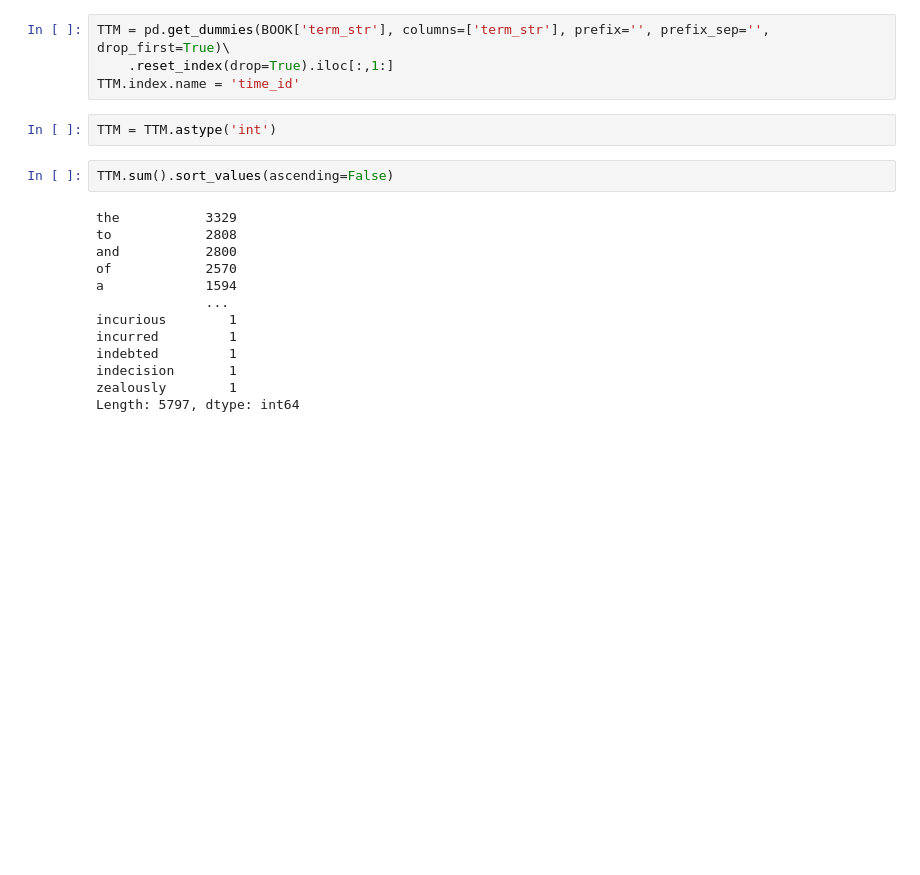
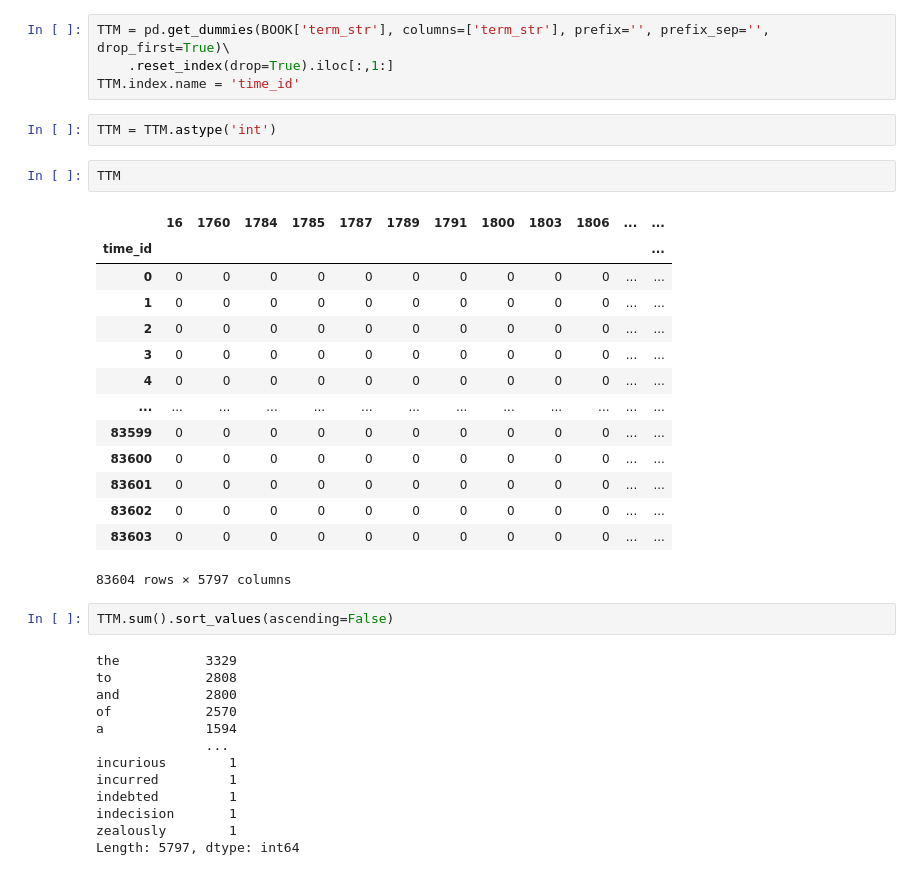
Before and after one commit to ontoligent/DS5001-2024-01-R, a Jupyter notebook: lessons/M05_VectorSpaceModels/M05_02_TimeTokenMatrices.ipynb, the cells around one changed output. Saved outputs shown, nothing was run; the diff lists cells and outputs as text; blank space fills up the shorter version.

```diff
--- a/lessons/M05_VectorSpaceModels/M05_02_TimeTokenMatrices.ipynb
+++ b/lessons/M05_VectorSpaceModels/M05_02_TimeTokenMatrices.ipynb
@@ -81,6 +81,23 @@ TTM = pd.get_dummies(BOOK['term_str'], columns=['term_str'], prefix='', prefix_s
 TTM.index.name = 'time_id'
 # %%
 TTM = TTM.astype('int')
+# %%
+TTM
+# %% [output]
+|  | 16 | 1760 | 1784 | 1785 | 1787 | 1789 | 1791 | 1800 | 1803 | 1806 | ... | ... |
+| time_id |  |  |  |  |  |  |  |  |  |  |  | ... |
+| 0 | 0 | 0 | 0 | 0 | 0 | 0 | 0 | 0 | 0 | 0 | ... | ... |
+| 1 | 0 | 0 | 0 | 0 | 0 | 0 | 0 | 0 | 0 | 0 | ... | ... |
+| 2 | 0 | 0 | 0 | 0 | 0 | 0 | 0 | 0 | 0 | 0 | ... | ... |
+| 3 | 0 | 0 | 0 | 0 | 0 | 0 | 0 | 0 | 0 | 0 | ... | ... |
+| 4 | 0 | 0 | 0 | 0 | 0 | 0 | 0 | 0 | 0 | 0 | ... | ... |
+| ... | ... | ... | ... | ... | ... | ... | ... | ... | ... | ... | ... | ... |
+| 83599 | 0 | 0 | 0 | 0 | 0 | 0 | 0 | 0 | 0 | 0 | ... | ... |
+| 83600 | 0 | 0 | 0 | 0 | 0 | 0 | 0 | 0 | 0 | 0 | ... | ... |
+| 83601 | 0 | 0 | 0 | 0 | 0 | 0 | 0 | 0 | 0 | 0 | ... | ... |
+| 83602 | 0 | 0 | 0 | 0 | 0 | 0 | 0 | 0 | 0 | 0 | ... | ... |
+| 83603 | 0 | 0 | 0 | 0 | 0 | 0 | 0 | 0 | 0 | 0 | ... | ... |
+83604 rows × 5797 columns
 # %%
 TTM.sum().sort_values(ascending=False)
 # %% [output]
```
Also changed, not shown: 3 other files.
